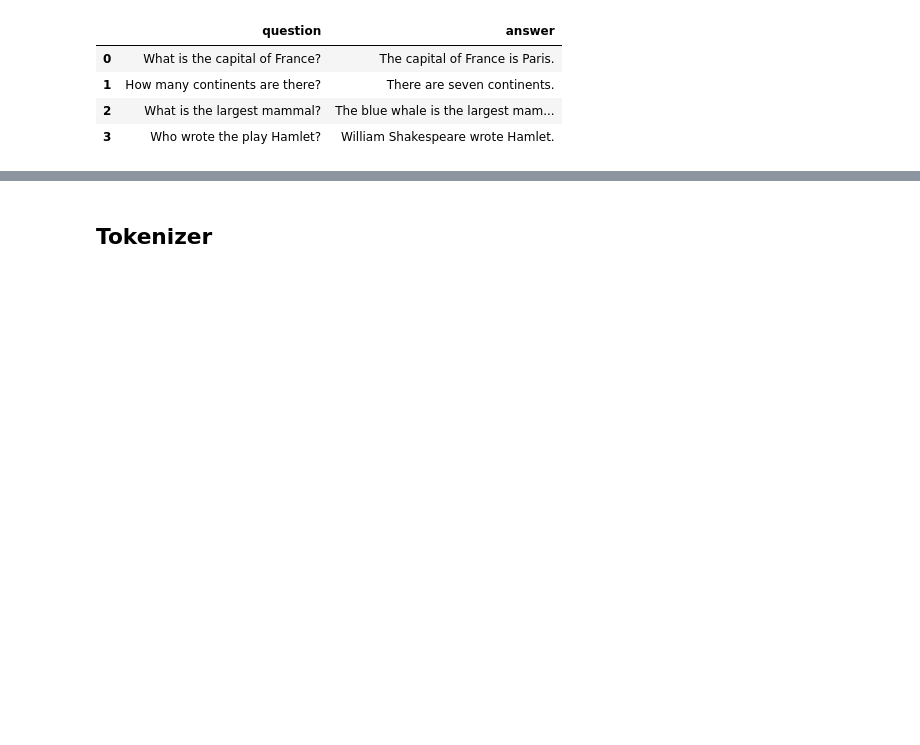
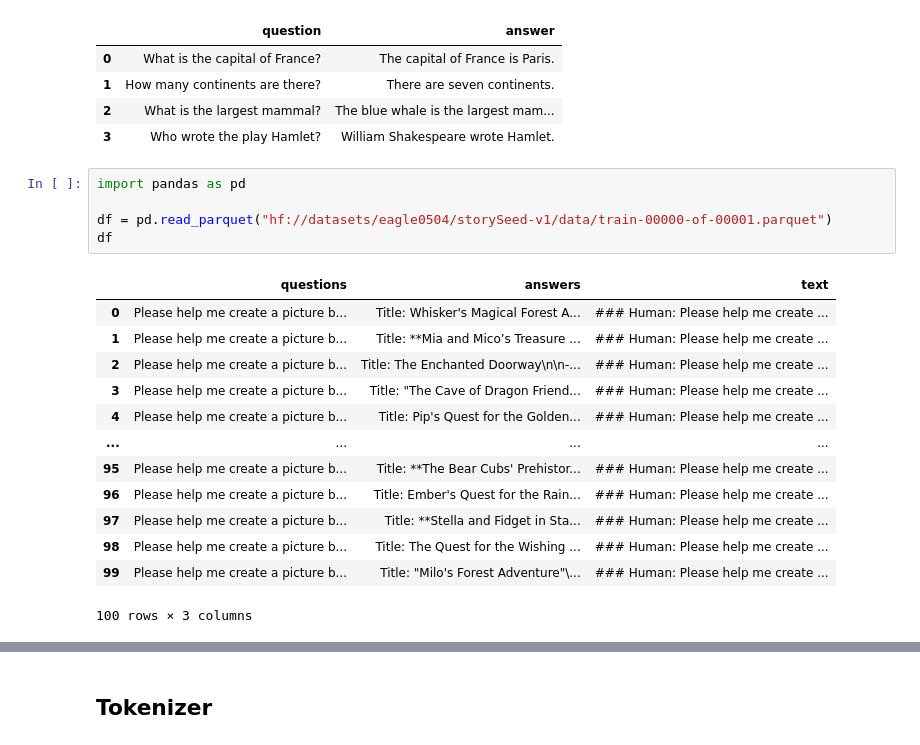
Before and after one commit to yiqiao-yin/WYNAssociates, a Jupyter notebook: docs/ref-deeplearning/ex24a - transformer from scratch - version 1.ipynb, the cells around one changed output, grey strips where cells are left out. Saved outputs shown, nothing was run; the diff lists cells and outputs as text; blank space fills up the shorter version.

```diff
--- a/docs/ref-deeplearning/ex24a - transformer from scratch - version 1.ipynb
+++ b/docs/ref-deeplearning/ex24a - transformer from scratch - version 1.ipynb
@@ -260,3 +260,22 @@ df
 | 1 | How many continents are there? | There are seven continents. |
 | 2 | What is the largest mammal? | The blue whale is the largest mam... |
 | 3 | Who wrote the play Hamlet? | William Shakespeare wrote Hamlet. |
+# %%
+import pandas as pd
+
+df = pd.read_parquet("hf://datasets/eagle0504/storySeed-v1/data/train-00000-of-00001.parquet")
+df
+# %% [output]
+|  | questions | answers | text |
+| 0 | Please help me create a picture b... | Title: Whisker's Magical Forest A... | ### Human: Please help me create ... |
+| 1 | Please help me create a picture b... | Title: **Mia and Mico’s Treasure ... | ### Human: Please help me create ... |
+| 2 | Please help me create a picture b... | Title: The Enchanted Doorway\n\n-... | ### Human: Please help me create ... |
+| 3 | Please help me create a picture b... | Title: "The Cave of Dragon Friend... | ### Human: Please help me create ... |
+| 4 | Please help me create a picture b... | Title: Pip's Quest for the Golden... | ### Human: Please help me create ... |
+| ... | ... | ... | ... |
+| 95 | Please help me create a picture b... | Title: **The Bear Cubs' Prehistor... | ### Human: Please help me create ... |
+| 96 | Please help me create a picture b... | Title: Ember's Quest for the Rain... | ### Human: Please help me create ... |
+| 97 | Please help me create a picture b... | Title: **Stella and Fidget in Sta... | ### Human: Please help me create ... |
+| 98 | Please help me create a picture b... | Title: The Quest for the Wishing ... | ### Human: Please help me create ... |
+| 99 | Please help me create a picture b... | Title: "Milo's Forest Adventure"\... | ### Human: Please help me create ... |
+100 rows × 3 columns
```
Also changed, not shown: parts of 9 cells of this notebook, 1 other file.
